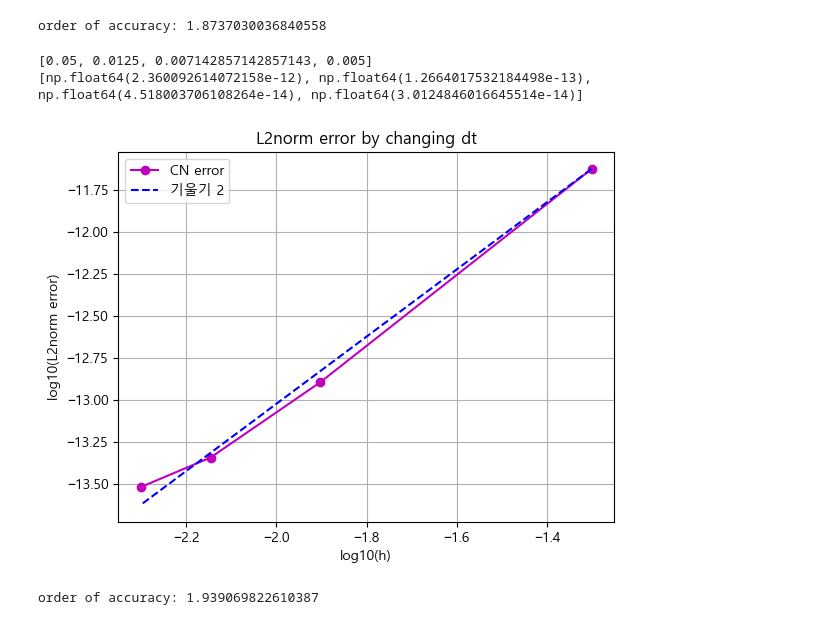
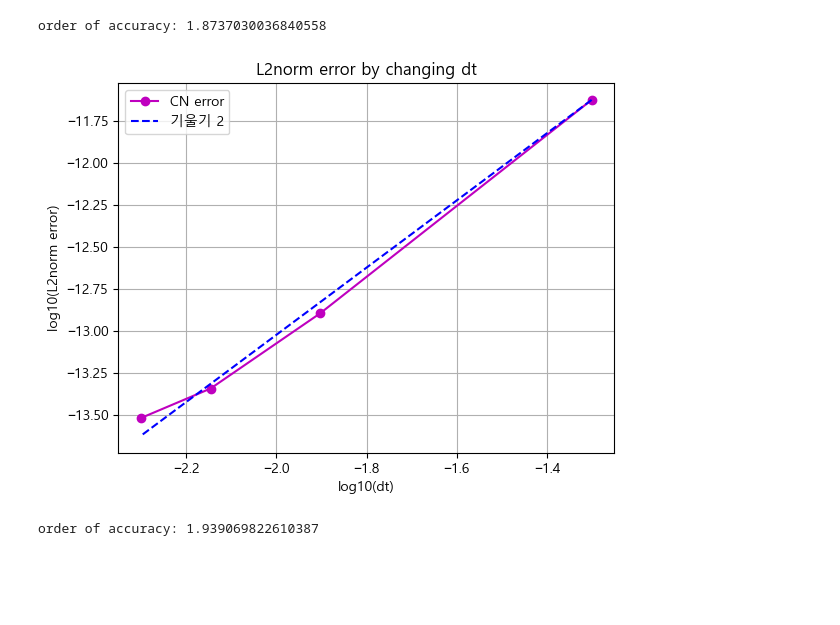
Before and after one commit to Lim-Hyerin03/CSE--, a Jupyter notebook: 코드/week4/CSE_URP 4주차 과제.ipynb, the cells around one changed output. Saved outputs shown, nothing was run; the diff lists cells and outputs as text; code cells hidden in the pictures; blank space fills up the shorter version.

```diff
--- a/코드/week4/CSE_URP 4주차 과제.ipynb
+++ b/코드/week4/CSE_URP 4주차 과제.ipynb
@@ -243,12 +246,12 @@ y_hani=np.linspace(-1, 1, n)
 y_list=y_hani[1:-1]
 X,Y=np.meshgrid(x_hani, y_hani)
 h=x_hani[1]-x_hani[0]
-t=0
 pi=np.zeros((n, n))
 
 
 for k in [20, 80, 140, 200]:
     dt=1/k
+    t=0
     dt_list.append(dt)
     pi_list=[pi,]
     beta=alpha*dt/(2*h**2)
@@ -258,38 +261,33 @@ for k in [20, 80, 140, 200]:
     I_bLx_upper = (beta)*np.eye(n-2, k=1)
     I_bLx_lower = (beta)*np.eye(n-2, k=-1)
     I_bLx = I_bLx_lower + I_bLx_main + I_bLx_upper
 
     I__bLx_main = (1+2*beta)*np.eye(n-2)
     I__bLx_upper = (-1*beta)*np.eye(n-2, k=1)
     I__bLx_lower = (-1*beta)*np.eye(n-2, k=-1)
     I__bLx = I__bLx_lower + I__bLx_main + I__bLx_upper
     for j in range(10*k):
         t+=dt
         R=I_bLx @ (I_bLx @ pi_list[j][1:-1, 1:-1].T).T +S(X[1:-1,1:-1], Y[1:-1,1:-1])*dt
         psi=np.linalg.solve(I__bLx, R)
         pi_new = psi @ np.linalg.inv(I__bLx.T)
         pi_all=np.zeros((n,n))
         pi_all[1:-1, 1:-1]=pi_new
         pi_list.append(pi_all.copy())
 
     error=np.linalg.norm(exact_pi(X, Y)-pi_list[-1], 2)*h
     error_list.append(error.copy())
 
-print(dt_list)
-print(error_list)
-
 plt.plot(np.log10(dt_list), np.log10(error_list), marker='o', color='m', label='CN error')
 plt.plot(np.log10(dt_list), 2*(np.log10(dt_list)-np.log10(dt_list[0]))+np.log10(error_list[0]), linestyle='--', color='b', label='기울기 2')
-plt.xlabel('log10(h)')
+plt.xlabel('log10(dt)')
 plt.ylabel('log10(L2norm error)')
 plt.title('L2norm error by changing dt')
 plt.grid()
 plt.legend()
 plt.show()
 
 print(f'order of accuracy: {linregress(np.log10(dt_list), np.log10(error_list)).slope}')
 # %% [output]
+[figure]
-[0.05, 0.0125, 0.007142857142857143, 0.005]
-[np.float64(2.360092614072158e-12), np.float64(1.2664017532184498e-13), np.float64(4.518003706108264e-14), np.float64(3.0124846016645514e-14)]
+order of accuracy: 1.939069822610387
-[figure]
-order of accuracy: 1.939069822610387
```
Also changed, not shown: parts of 4 cells of this notebook, 2 other files.
